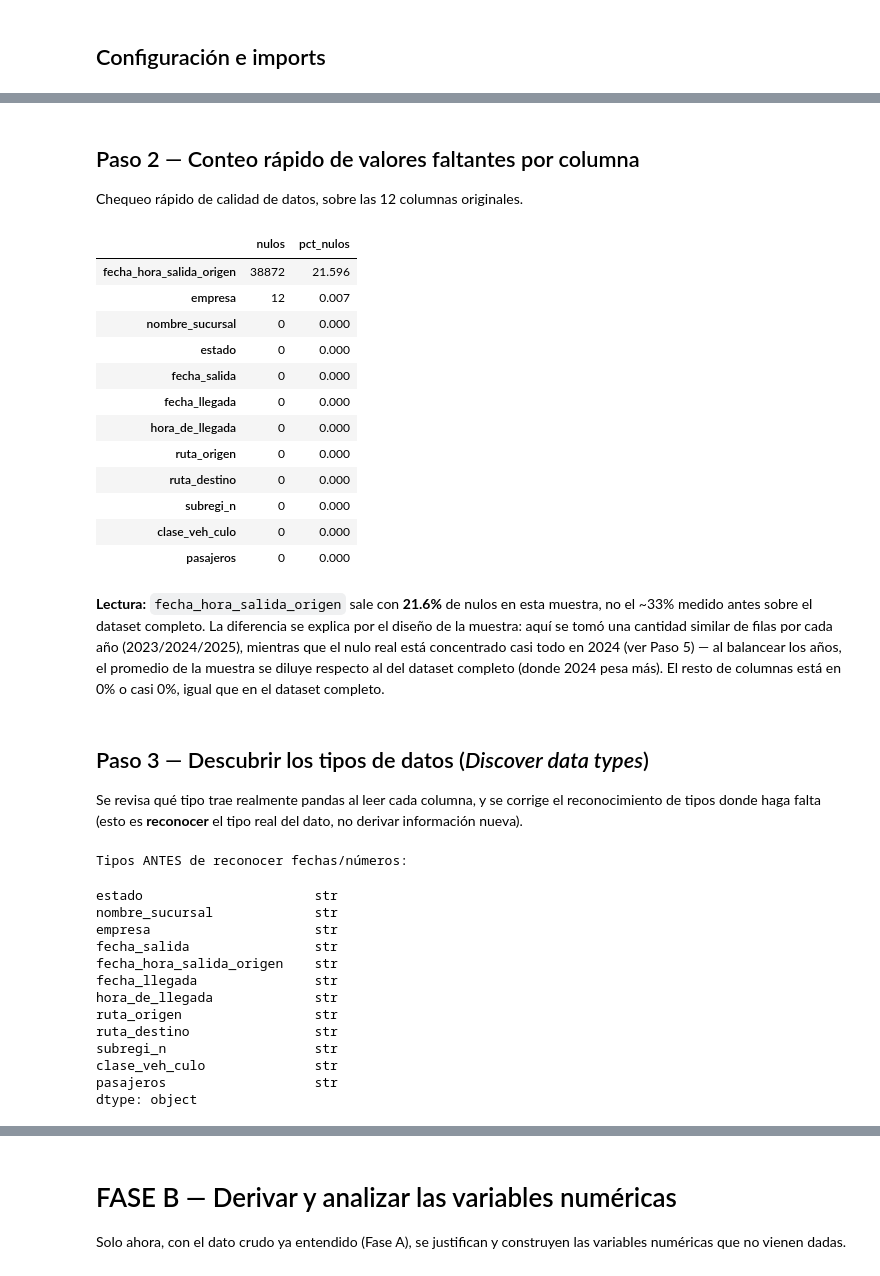
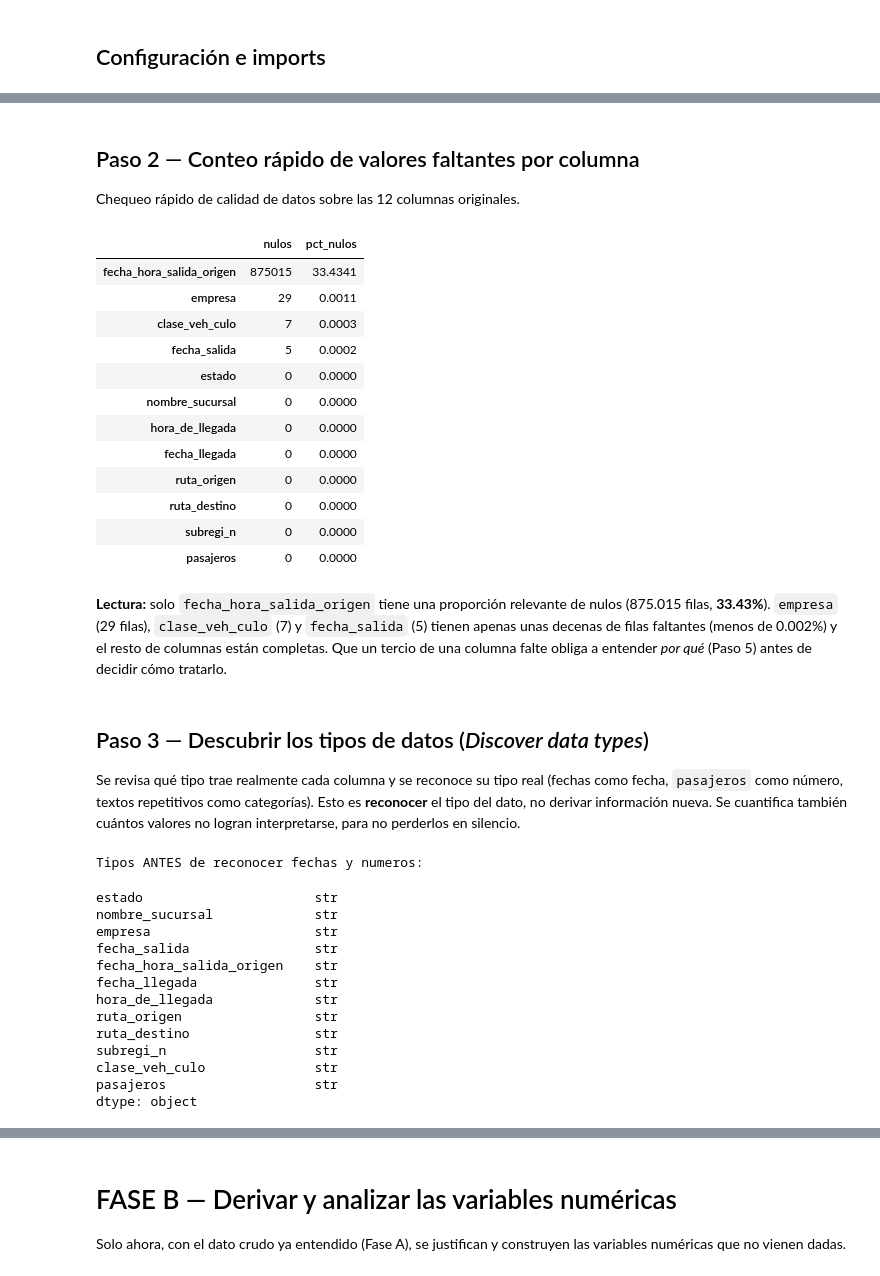
Before and after one commit to LauraCorreaO/bus-arrival-prediction, a Jupyter notebook: fase-1/notebooks/01-exploracion-datos.ipynb, the cells around one changed output, grey strips where cells are left out. Saved outputs shown, nothing was run; the diff lists cells and outputs as text; code cells hidden in the pictures.

```diff
--- a/fase-1/notebooks/01-exploracion-datos.ipynb
+++ b/fase-1/notebooks/01-exploracion-datos.ipynb
@@ -16,6 +20,7 @@ Las decisiones de limpieza (qué columnas se eliminan, cómo se tratan los nulos
 # %% [markdown]
 ## Configuración e imports
 # %%
+import os
 import time
 import requests
 import numpy as np
@@ -28,6 +33,7 @@ pd.set_option("display.max_columns", None)
 pd.set_option("display.width", 140)
 sns.set_theme(style="whitegrid")
 
+SEED = 42
 BASE_URL = "https://www.datos.gov.co/resource/pfsr-mdyi.json"
 
 # Las 12 columnas originales del recurso (verificadas contra los metadatos del dataset).
@@ -37,7 +43,11 @@ COLUMNS = [
     "ruta_origen", "ruta_destino", "subregi_n", "clase_veh_culo", "pasajeros",
 ]
 
-RAW_SAMPLE_PATH = "../data/raw/muestra_cruda.csv"
+RAW_PATH = "../data/raw/datos_completos.csv"
+PAGE_SIZE = 50_000
+# Corte fijo: el recurso solo contiene datos hasta 2025; fijar el corte hace que la descarga sea
+# reproducible aunque el portal agregue registros nuevos en el futuro.
+WHERE = "`hora_de_llegada` < '2026-01-01T00:00:00'"
 # %% [markdown]
 # FASE A — Exploración cruda (sin modificar ni descartar nada)
 
@@ -175,5 +106,8 @@ Guardado en ../data/raw/muestra_cruda.csv
 # %%
+df_raw = pd.read_csv(RAW_PATH, dtype=str)   # todo como texto: exactamente como llega
 print("Dimensiones (filas, columnas):", df_raw.shape)
+print("Filas segun el servidor:      ", f"{server_count():,}")
 print("\nColumnas:", list(df_raw.columns))
+print("Filas exactamente duplicadas:", f"{df_raw.duplicated().sum():,}")
 df_raw.head()
 # %% [output]
@@ -189,38 +139,38 @@ Columnas: ['estado', 'nombre_sucursal', 'empresa', 'fecha_salida', 'fecha_hora_s
 # %% [markdown]
 ## Paso 2 — Conteo rápido de valores faltantes por columna
 
-Chequeo rápido de calidad de datos, sobre las 12 columnas originales.
+Chequeo rápido de calidad de datos sobre las 12 columnas originales.
 # %%
 nulls = pd.DataFrame({
-    "nulos": df_raw.isnull().sum(),
-    "pct_nulos": (df_raw.isnull().mean() * 100).round(3),
+    "nulos": df_raw.isna().sum(),
+    "pct_nulos": (df_raw.isna().mean() * 100).round(4),
 }).sort_values("pct_nulos", ascending=False)
 nulls
 # %% [output]
 |  | nulos | pct_nulos |
-| fecha_hora_salida_origen | 38872 | 21.596 |
-| empresa | 12 | 0.007 |
-| nombre_sucursal | 0 | 0.000 |
-| estado | 0 | 0.000 |
-| fecha_salida | 0 | 0.000 |
-| fecha_llegada | 0 | 0.000 |
-| hora_de_llegada | 0 | 0.000 |
-| ruta_origen | 0 | 0.000 |
-| ruta_destino | 0 | 0.000 |
-| subregi_n | 0 | 0.000 |
-| clase_veh_culo | 0 | 0.000 |
-| pasajeros | 0 | 0.000 |
+| fecha_hora_salida_origen | 875015 | 33.4341 |
+| empresa | 29 | 0.0011 |
+| clase_veh_culo | 7 | 0.0003 |
+| fecha_salida | 5 | 0.0002 |
+| estado | 0 | 0.0000 |
+| nombre_sucursal | 0 | 0.0000 |
+| hora_de_llegada | 0 | 0.0000 |
+| fecha_llegada | 0 | 0.0000 |
+| ruta_origen | 0 | 0.0000 |
+| ruta_destino | 0 | 0.0000 |
+| subregi_n | 0 | 0.0000 |
+| pasajeros | 0 | 0.0000 |
-# %% [markdown]
-**Lectura:** `fecha_hora_salida_origen` sale con **21.6%** de nulos en esta muestra, no el ~33% medido antes sobre el dataset completo. La diferencia se explica por el diseño de la muestra: aquí se tomó una cantidad similar de filas por cada año (2023/2024/2025), mientras que el nulo real está concentrado casi todo en 2024 (ver Paso 5) — al balancear los años, el promedio de la muestra se diluye respecto al del dataset completo (donde 2024 pesa más). El resto de columnas está en 0% o casi 0%, igual que en el dataset completo.
+# %% [markdown]
+**Lectura:** solo `fecha_hora_salida_origen` tiene una proporción relevante de nulos (875.015 filas, **33.43%**). `empresa` (29 filas), `clase_veh_culo` (7) y `fecha_salida` (5) tienen apenas unas decenas de filas faltantes (menos de 0.002%) y el resto de columnas están completas. Que un tercio de una columna falte obliga a entender *por qué* (Paso 5) antes de decidir cómo tratarlo.
 # %% [markdown]
 ## Paso 3 — Descubrir los tipos de datos (*Discover data types*)
 
-Se revisa qué tipo trae realmente pandas al leer cada columna, y se corrige el reconocimiento de tipos donde haga falta (esto es **reconocer** el tipo real del dato, no derivar información nueva).
+Se revisa qué tipo trae realmente cada columna y se reconoce su tipo real (fechas como fecha, `pasajeros` como número, textos repetitivos como categorías). Esto es **reconocer** el tipo del dato, no derivar información nueva. Se cuantifica también cuántos valores no logran interpretarse, para no perderlos en silencio.
 # %%
-print("Tipos ANTES de reconocer fechas/números:")
+print("Tipos ANTES de reconocer fechas y numeros:")
 df_raw.dtypes
 # %% [output]
-Tipos ANTES de reconocer fechas/números:
+Tipos ANTES de reconocer fechas y numeros:
 estado                      str
 nombre_sucursal             str
 empresa                     str
```
Also changed, not shown: parts of 74 cells of this notebook, 10 other files.
